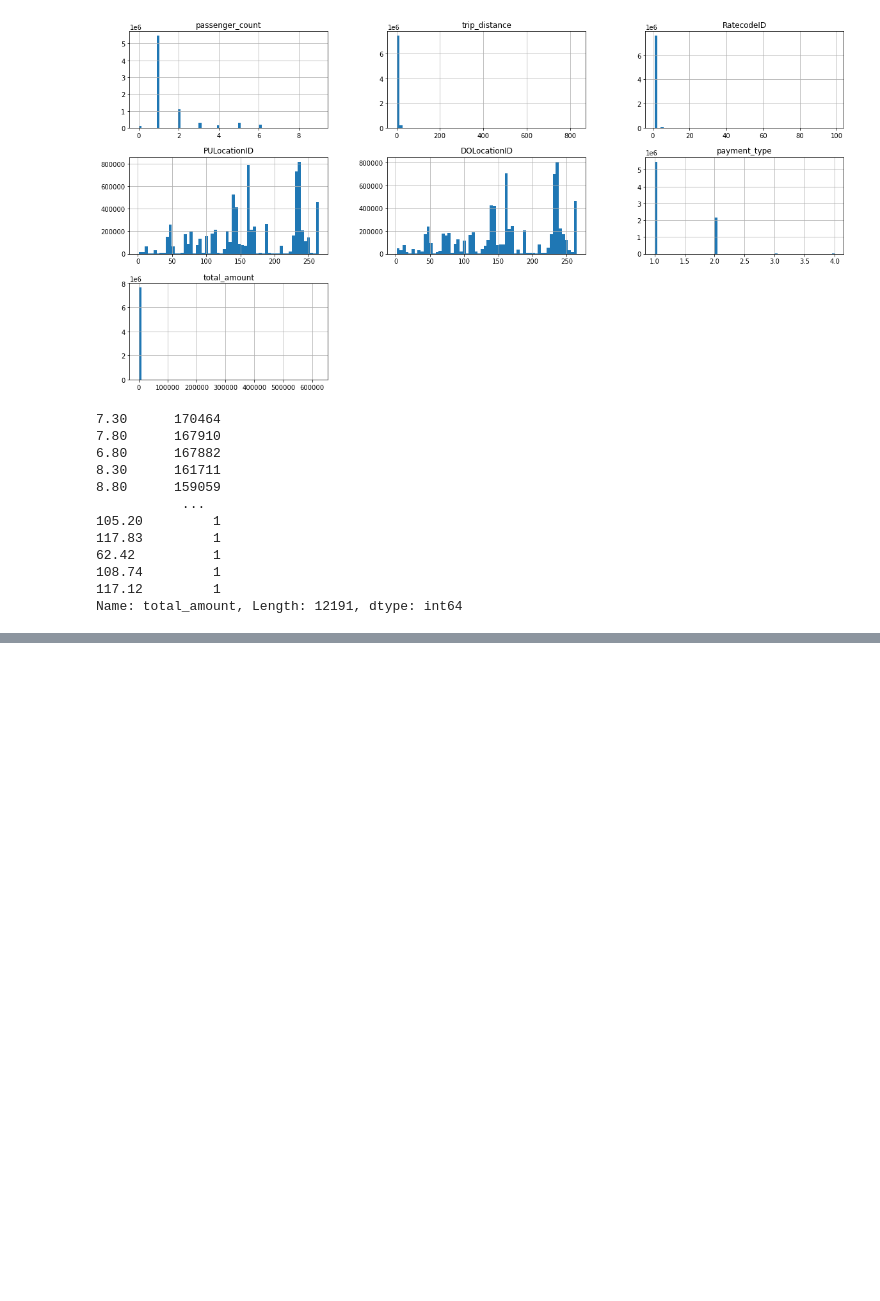
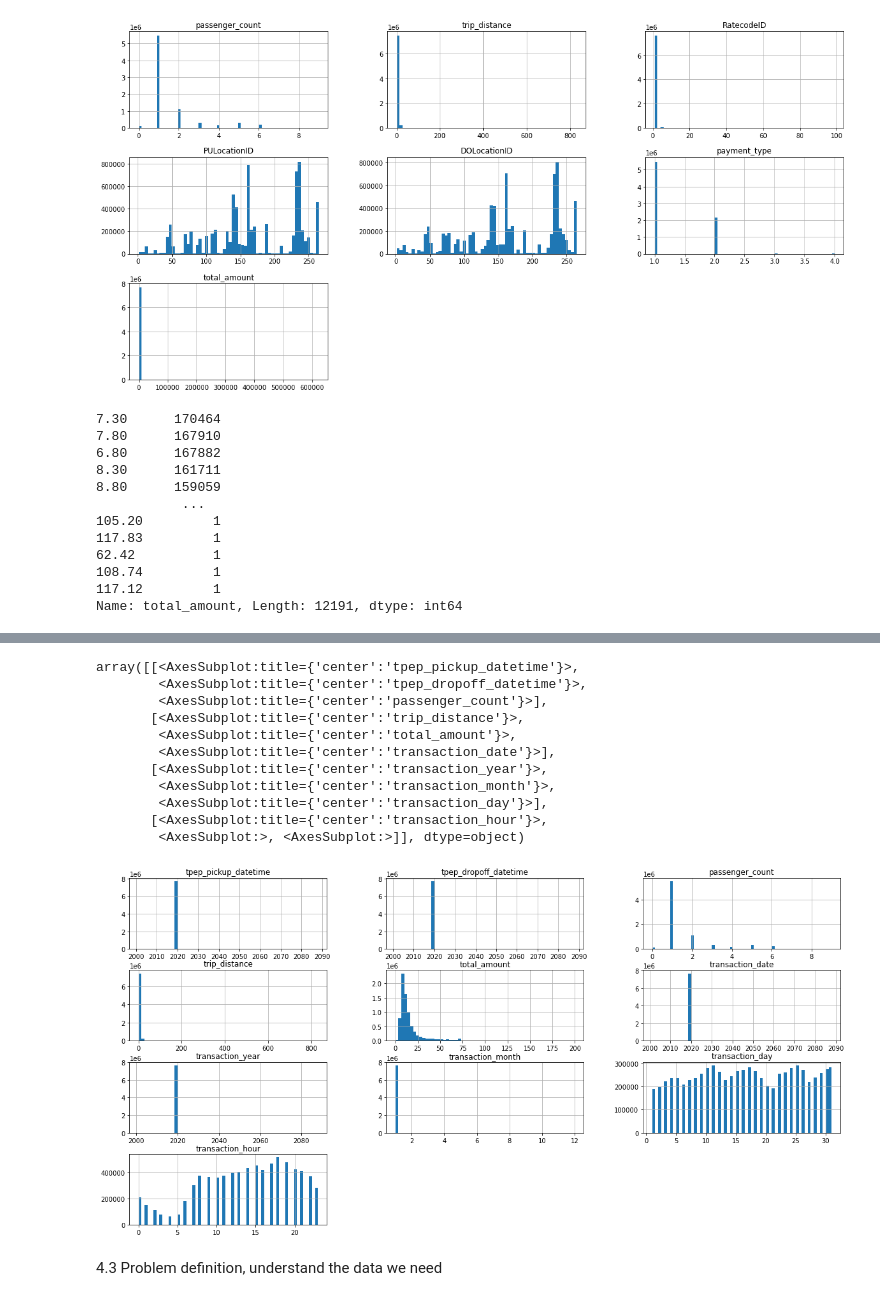
Before and after one commit to Mardi38/Taxi, a Jupyter notebook: Taxi Presentable nb July 2 22.ipynb, the cells around one changed output, grey strips where cells are left out. Drawn from its saved outputs; the diff is of its cells as text; code cells hidden in the pictures; blank space fills up the shorter version.

Commit message:
completed M4 data preparation

```diff
--- a/Taxi Presentable nb July 2 22.ipynb
+++ b/Taxi Presentable nb July 2 22.ipynb
@@ -298,0 +305,4 @@ dtype: int64
+# %%
+taxi_data_prepared = taxi_data_filtered.copy()
+#this is so you can go back to this point in process
+#deep copying it creates a new df. Changes will not affect the original one.
@@ -298,0 +322,12 @@ dtype: int64
+# %%
+#change format of pickup time
+#cast datetime features into dateime type
+taxi_data_prepared.loc[:, 'tpep_pickup_datetime'] = pd.to_datetime(taxi_data_prepared.loc[:, 'tpep_pickup_datetime'])
+taxi_data_prepared.loc[:, 'tpep_dropoff_datetime'] = pd.to_datetime(taxi_data_prepared.loc[:, 'tpep_dropoff_datetime'])
+# %%
+#change from integer to string
+# RatecodeID is a number, but categorical, so string is more meaningful for model to see them as separate things
+taxi_data_prepared.loc[:, 'RatecodeID'] = taxi_data_prepared.loc[:, 'RatecodeID'].astype(str)
+taxi_data_prepared.loc[:, 'PULocationID'] = taxi_data_prepared.loc[:, 'PULocationID'].astype(str)
+taxi_data_prepared.loc[:, 'DOLocationID'] = taxi_data_prepared.loc[:, 'DOLocationID'].astype(str)
+taxi_data_prepared.loc[:, 'payment_type'] = taxi_data_prepared.loc[:, 'payment_type'].astype(str)
@@ -298,0 +359,11 @@ dtype: int64
+# %%
+#hard to have entire datetime together, we want the info separate.
+#date, year, month, day, hour
+
+taxi_data_prepared['transaction_date'] = pd.to_datetime(taxi_data_prepared['tpep_pickup_datetime'].dt.date)
+#This one is going back to being a datetime so it can be compared, which can't do as a string.
+
+taxi_data_prepared['transaction_year'] = taxi_data_prepared['tpep_pickup_datetime'].dt.year
+taxi_data_prepared['transaction_month'] = taxi_data_prepared['tpep_pickup_datetime'].dt.month
+taxi_data_prepared['transaction_day'] = taxi_data_prepared['tpep_pickup_datetime'].dt.day
+taxi_data_prepared['transaction_hour'] = taxi_data_prepared['tpep_pickup_datetime'].dt.hour
@@ -298,0 +379,16 @@ dtype: int64
+# %%
+#notice 2018 data - Nov and Dec
+taxi_data_prepared.hist(figsize=(20,10), bins=60)
+# %% [output]
+array([[<AxesSubplot:title={'center':'tpep_pickup_datetime'}>,
+        <AxesSubplot:title={'center':'tpep_dropoff_datetime'}>,
+        <AxesSubplot:title={'center':'passenger_count'}>],
+       [<AxesSubplot:title={'center':'trip_distance'}>,
+        <AxesSubplot:title={'center':'total_amount'}>,
+        <AxesSubplot:title={'center':'transaction_date'}>],
+       [<AxesSubplot:title={'center':'transaction_year'}>,
+        <AxesSubplot:title={'center':'transaction_month'}>,
+        <AxesSubplot:title={'center':'transaction_day'}>],
+       [<AxesSubplot:title={'center':'transaction_hour'}>,
+        <AxesSubplot:>, <AxesSubplot:>]], dtype=object)
+[figure, added]
@@ -298,0 +402,2 @@ dtype: int64
+# %% [markdown]
+4.3 Problem definition, understand the data we need
```
Also changed, not shown: parts of 46 cells of this notebook.
